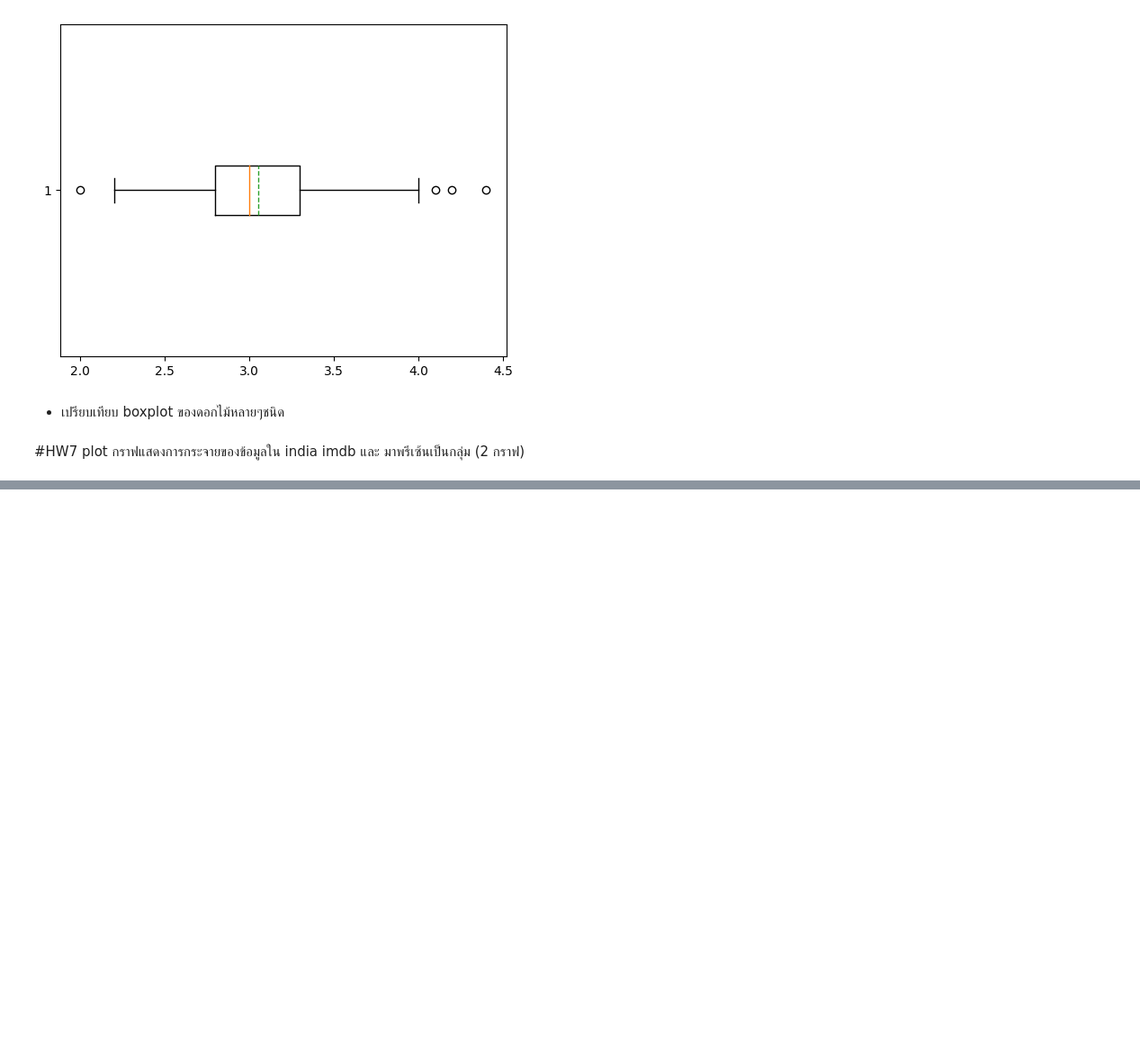
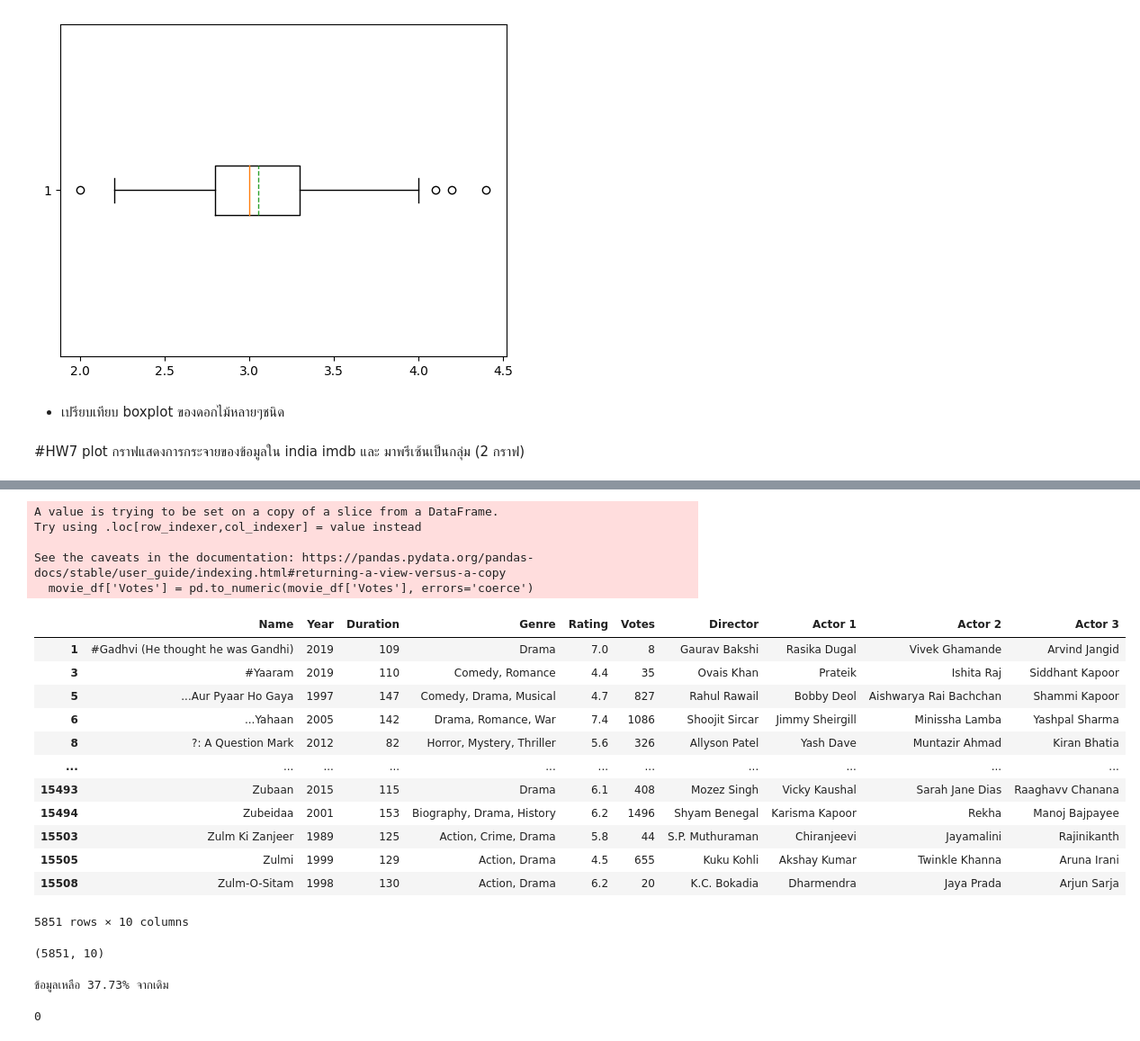
Before and after one commit to Suwannaket1/python_dataviz2024, a Jupyter notebook: Visualize_Data_Distribution_(02)_2024.ipynb, the cells around one changed output, grey strips where cells are left out. Shown at 90% size. Cells and saved outputs as stored; diff of their text form; code cells hidden in the pictures; blank space fills up the shorter version.

```diff
--- a/Visualize_Data_Distribution_(02)_2024.ipynb
+++ b/Visualize_Data_Distribution_(02)_2024.ipynb
@@ -227,0 +296,2 @@ O = plt.boxplot(df['SepalWidth'],showmeans=True,meanline=True,vert=False)
+# %%
+movie_df = movie_df.dropna(subset=['Rating', 'Votes','Duration'])
@@ -227,0 +318,39 @@ O = plt.boxplot(df['SepalWidth'],showmeans=True,meanline=True,vert=False)
+# %%
+# ตรวจสอบและแปลงคอลัมน์ Votes เป็น float
+movie_df['Votes'] = pd.to_numeric(movie_df['Votes'], errors='coerce')
+# %% [output]
+A value is trying to be set on a copy of a slice from a DataFrame.
+Try using .loc[row_indexer,col_indexer] = value instead
+
+See the caveats in the documentation: https://pandas.pydata.org/pandas-docs/stable/user_guide/indexing.html#returning-a-view-versus-a-copy
+  movie_df['Votes'] = pd.to_numeric(movie_df['Votes'], errors='coerce')
+# %%
+movie_df
+# %% [output]
+|  | Name | Year | Duration | Genre | Rating | Votes | Director | Actor 1 | Actor 2 | Actor 3 |
+| 1 | #Gadhvi (He thought he was Gandhi) | 2019 | 109 | Drama | 7.0 | 8 | Gaurav Bakshi | Rasika Dugal | Vivek Ghamande | Arvind Jangid |
+| 3 | #Yaaram | 2019 | 110 | Comedy, Romance | 4.4 | 35 | Ovais Khan | Prateik | Ishita Raj | Siddhant Kapoor |
+| 5 | ...Aur Pyaar Ho Gaya | 1997 | 147 | Comedy, Drama, Musical | 4.7 | 827 | Rahul Rawail | Bobby Deol | Aishwarya Rai Bachchan | Shammi Kapoor |
+| 6 | ...Yahaan | 2005 | 142 | Drama, Romance, War | 7.4 | 1086 | Shoojit Sircar | Jimmy Sheirgill | Minissha Lamba | Yashpal Sharma |
+| 8 | ?: A Question Mark | 2012 | 82 | Horror, Mystery, Thriller | 5.6 | 326 | Allyson Patel | Yash Dave | Muntazir Ahmad | Kiran Bhatia |
+| ... | ... | ... | ... | ... | ... | ... | ... | ... | ... | ... |
+| 15493 | Zubaan | 2015 | 115 | Drama | 6.1 | 408 | Mozez Singh | Vicky Kaushal | Sarah Jane Dias | Raaghavv Chanana |
+| 15494 | Zubeidaa | 2001 | 153 | Biography, Drama, History | 6.2 | 1496 | Shyam Benegal | Karisma Kapoor | Rekha | Manoj Bajpayee |
+| 15503 | Zulm Ki Zanjeer | 1989 | 125 | Action, Crime, Drama | 5.8 | 44 | S.P. Muthuraman | Chiranjeevi | Jayamalini | Rajinikanth |
+| 15505 | Zulmi | 1999 | 129 | Action, Drama | 4.5 | 655 | Kuku Kohli | Akshay Kumar | Twinkle Khanna | Aruna Irani |
+| 15508 | Zulm-O-Sitam | 1998 | 130 | Action, Drama | 6.2 | 20 | K.C. Bokadia | Dharmendra | Jaya Prada | Arjun Sarja |
+5851 rows × 10 columns
+# %%
+movie_df.shape
+# %% [output]
+(5851, 10)
+# %%
+#หลังdropnaแล้วข้อมูลเหลือกี่%จากเดิม
+
+print(f"ข้อมูลเหลือ {(len(movie_df) / len(pd.read_csv('/content/drive/MyDrive/data_viz_2024_DATA/IMDb_Movies_India.csv', encoding='latin-1'))) * 100:.2f}% จากเดิม")
+# %% [output]
+ข้อมูลเหลือ 37.73% จากเดิม
+# %%
+movie_df.duplicated().sum()
+# %% [output]
+0
```
Also changed, not shown: parts of 21 cells of this notebook.
